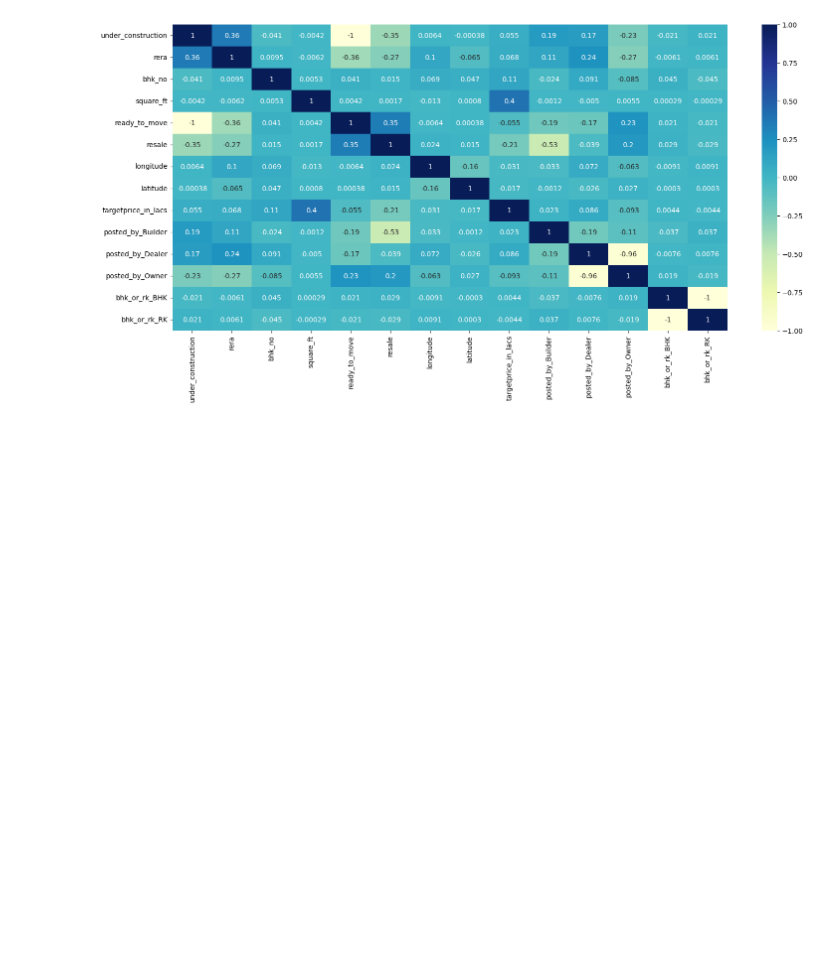
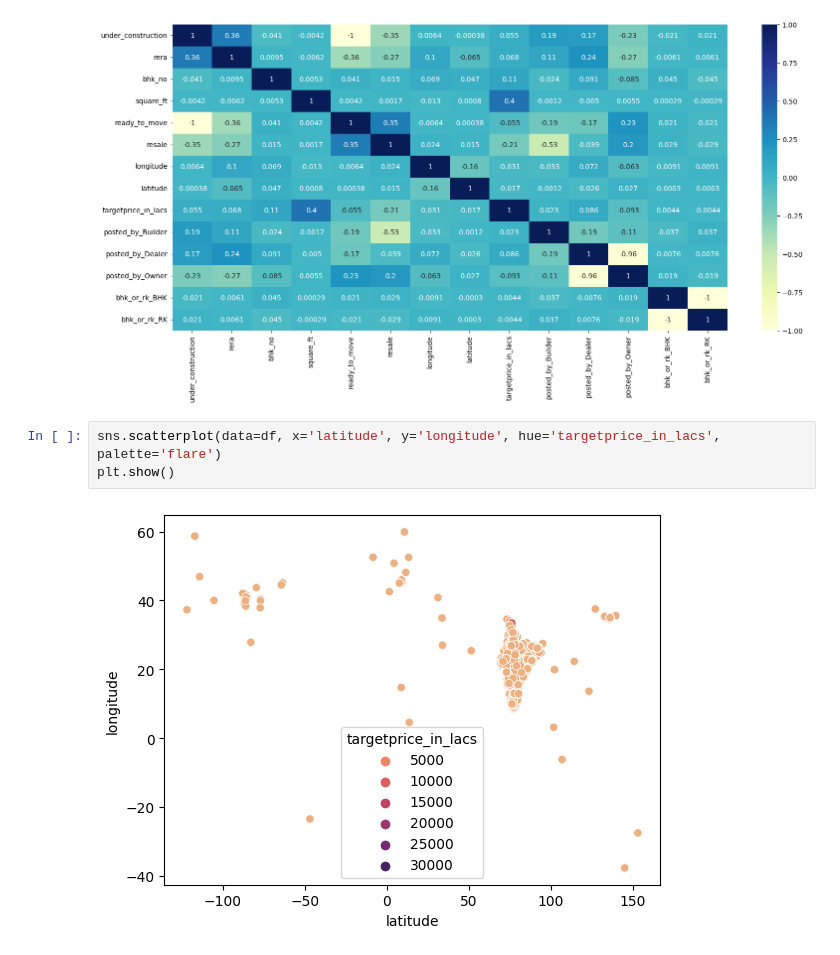
Before and after one commit to luiscberrocal/hacktoberfest-2023, a Jupyter notebook: kaggle/products/eda.ipynb, the cells around one changed output. Saved outputs shown, nothing was run; the diff lists cells and outputs as text; blank space fills up the shorter version.

Commit message:
Scatterplot for locations.

```diff
--- a/kaggle/products/eda.ipynb
+++ b/kaggle/products/eda.ipynb
@@ -48,6 +48,11 @@ sns.heatmap(df.corr(), annot=True, cmap='YlGnBu')
 plt.show()
 # %% [output]
 [figure]
+# %%
+sns.scatterplot(data=df, x='latitude', y='longitude', hue='targetprice_in_lacs', palette='flare')
+plt.show()
+# %% [output]
+[figure, added]
 # %%
 df.hist(figsize=(12,9))
 plt.tight_layout()
```
Also changed, not shown: parts of 2 cells of this notebook, 4 other files.
